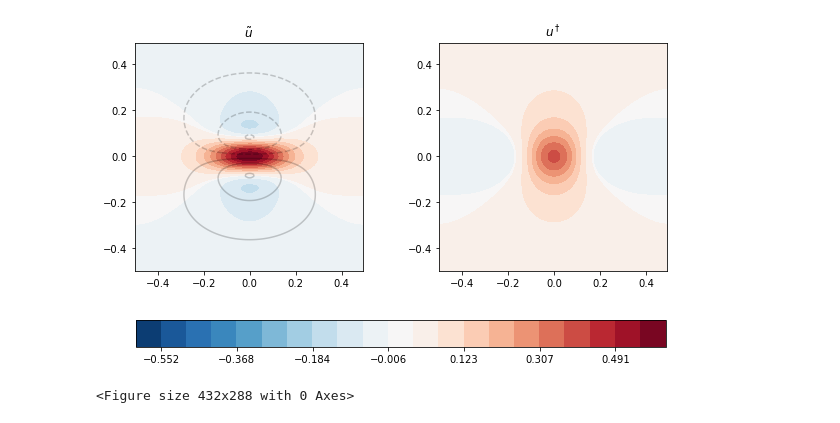
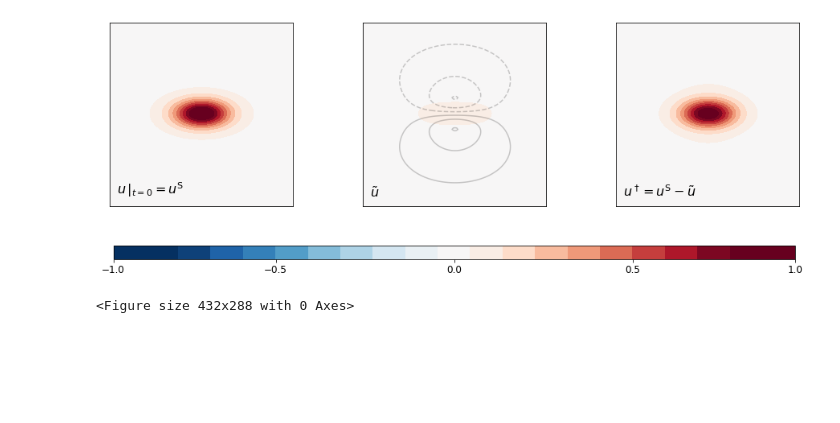
Before and after one commit to glwagner/QG-surface-waves, a Jupyter notebook: bretherton_flow/bretherton_flow.ipynb, the cells around one changed output. Cells and saved outputs as stored; diff of their text form; code cells hidden in the pictures; blank space fills up the shorter version.

```diff
--- a/bretherton_flow/bretherton_flow.ipynb
+++ b/bretherton_flow/bretherton_flow.ipynb
@@ -7,19 +7,18 @@ from dedalus import public as de
 from dedalus.extras import plot_tools
 # %%
 # Domain
-L = 1
-H = 0.1
-
-# Environment: R = (N * h / f)^2 = 1 ?
-f = 1.0
-N = 100.0
+L = 20
+H = 10
 
 # Wave field
-h  = 0.01
-lx = 0.1
-ly = 0.05
+h  = 1
+lx = 2
+ly = 1
 US = 1       # Arbitrary because problem is linear
 
+# Environment: R = (N * h / f)^2 = ?
+f = 1.0
+N = 0.01
 
 # Numerics
 nx = 32
@@ -78,7 +77,9 @@ u = u_op.evaluate()
 v = v_op.evaluate()
 # %%
 # Plot solution
-fig, axs = plt.subplots(ncols=2, figsize=(10, 6))
+plt.rcParams.update({'font.size': 12})
+
+fig, axs = plt.subplots(ncols=3, figsize=(16, 6), sharey=True)
 scale = 4
 
 x = domain.grid(0, scales=scale)
@@ -98,18 +99,20 @@ u.require_grid_space()
 v.set_scales(scale)
 v.require_grid_space()
 
-uS = US * np.exp(z/h - x**2 / (2 * lx**2) - y**2 / (2 * ly**2))
-
+uS = domain.new_field(name='uM')
 uM = domain.new_field(name='uM')
 vM = domain.new_field(name='vM')
 
+uS.set_scales(scale)
 uM.set_scales(scale)
 vM.set_scales(scale)
 
+uS.require_grid_space()
 uM.require_grid_space()
 vM.require_grid_space()
 
-uM['g'] = uS - u['g']
+uS['g'] = US * np.exp(z/h - x**2 / (2 * lx**2) - y**2 / (2 * ly**2))
+uM['g'] = uS['g'] - u['g']
 vM['g'] = - v['g']
 
 ψ_surface_op = de.operators.interpolate(ψ, z=0)
@@ -119,43 +122,67 @@ v_surface_op = de.operators.interpolate(v, z=0)
 uM_surface_op = de.operators.interpolate(uM, z=0)
 
 uM_surface = uM_surface_op.evaluate()
 u_surface = u_surface_op.evaluate()
 ψ_surface = ψ_surface_op.evaluate()
 
 uM_surface.set_scales(scale)
 ψ_surface.set_scales(scale)
 u_surface.set_scales(scale)
 
-umax = np.max(np.abs(u['g']))
+ulim = 0.8 * US #np.max(np.abs(u['g']))
 ψmax = np.max(np.abs(ψ['g']))
 
-levs = np.array([-1, -0.9, -0.8, -0.7, -0.6, -0.5, -0.4, -0.3, -0.2, -0.1, -0.01,
-                 0.01, 0.1, 0.2, 0.3, 0.4, 0.5, 0.6, 0.7, 0.8, 0.9, 1.0]) * umax
+levs = np.array([-1, -0.9, -0.8, -0.7, -0.6, -0.5, -0.4, -0.3, -0.2, -0.1, -0.02,
+                 0.02, 0.1, 0.2, 0.3, 0.4, 0.5, 0.6, 0.7, 0.8, 0.9, 1.0]) * US
 
 plt.sca(axs[0])
+
+im0 = plt.contourf(X, Y, uS['g'][:, :, -1].T / US, cmap="RdBu_r",
+                  levels=levs, vmin=-ulim, vmax=ulim)
+
+plt.sca(axs[1])
+
 im0 = plt.contourf(X, Y, u_surface['g'][:, :, -1].T / US, cmap="RdBu_r",
-                  levels=levs, vmin=-umax, vmax=umax)
+                  levels=levs, vmin=-ulim, vmax=ulim)
 
 plt.contour(X, Y, ψ_surface['g'][:, :, -1].T, levels=np.linspace(-ψmax, ψmax, num=6),
             colors="k", alpha=0.2)
 
-plt.sca(axs[1])
+plt.sca(axs[2])
 im1 = plt.contourf(X, Y, uM_surface['g'][:, :, -1].T / US, cmap="RdBu_r",
-                   levels=levs, vmin=-umax, vmax=umax)
+                   levels=levs, vmin=-ulim, vmax=ulim)
 
-cb = plt.colorbar(im1, ax=axs.ravel().tolist(), shrink=0.95, orientation="horizontal")
+cb = plt.colorbar(im1, ax=axs.ravel().tolist(), shrink=0.95, aspect=50, orientation="horizontal")
+
+cb.set_ticks([-1, -0.5, 0.0, 0.5, 1.0])
 
 axs[0].set_aspect(1)
 axs[1].set_aspect(1)
+axs[2].set_aspect(1)
 
-axs[0].set_title("$ \\tilde{u} $")
-axs[1].set_title("$ u^\\dagger $")
+plt.text(0.04, 0.04, '$ u \, |_{t=0} = u^\\mathrm{S} $', horizontalalignment='left',
+         verticalalignment='bottom', transform=axs[0].transAxes, fontsize=16)
+
+plt.text(0.04, 0.04, '$ \\tilde u $', horizontalalignment='left',
+         verticalalignment='bottom', transform=axs[1].transAxes, fontsize=16)
+
+plt.text(0.04, 0.04, '$ u^\\dagger = u^\\mathrm{S} - \\tilde u $', horizontalalignment='left',
+         verticalalignment='bottom', transform=axs[2].transAxes, fontsize=16)
+
+#axs[0].set_title("$ u^{\\mathrm{S}} $")
+#axs[1].set_title("$ \\tilde{u} $")
+#axs[2].set_title("$ u^\\dagger = u^{\\mathrm{S}} - \\tilde{u}$")
+
+axs[0].tick_params(left=False, labelleft=False)
+
+for ax in axs:
+    ax.tick_params(bottom=False, labelbottom=False, left=False, labelleft=False)
 
 plt.pause(0.1)
 
 plt.gcf()
-plt.savefig('wave_induced_mediated.png', bbox_inches='tight', dpi=480)
+plt.savefig('wave_induced_transmitted.png', bbox_inches='tight', dpi=480)
 # %% [output]
-[figure, old version]
+[figure, new version]
 <Figure size 432x288 with 0 Axes>
 # %%
```
Also changed, not shown: parts of 3 cells of this notebook, 5 other files.
